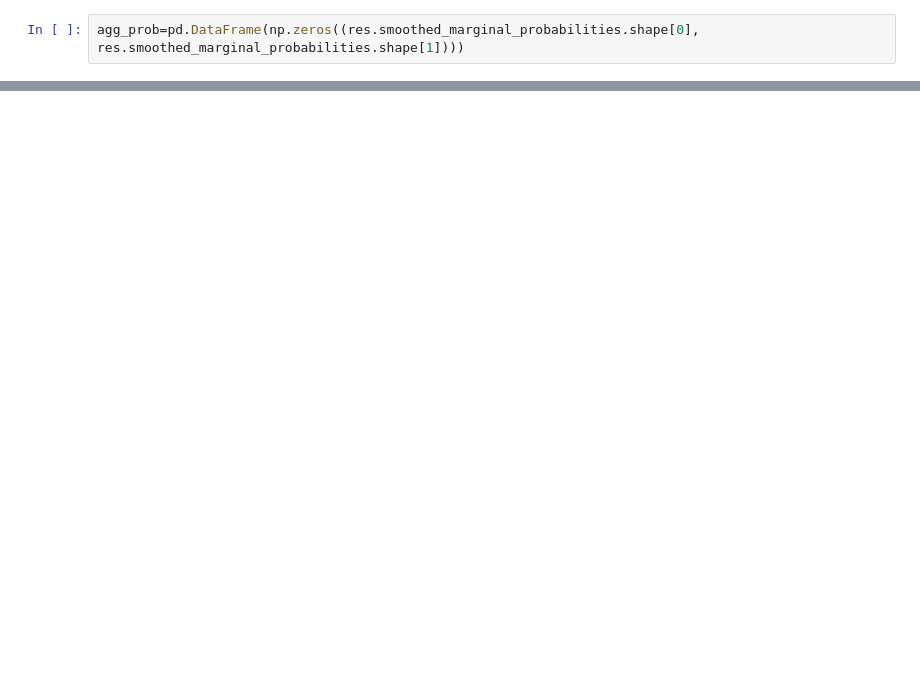
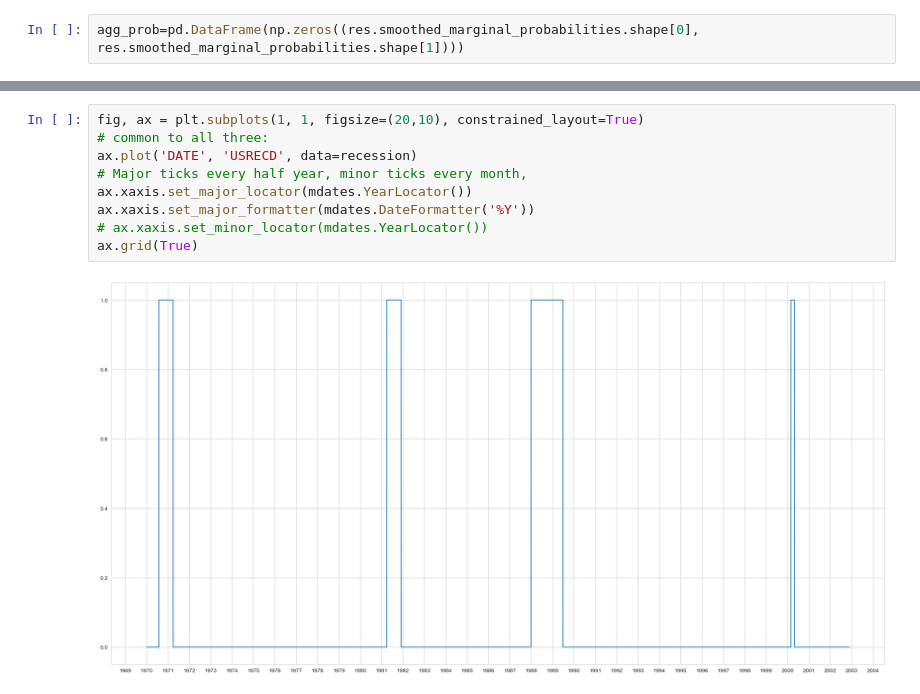
Before and after one commit to TradeMaster-NTU/TradeMaster, a Jupyter notebook: labeling/markov regime switching/S&P500.ipynb, the cells around one changed output, grey strips where cells are left out. Saved outputs shown, nothing was run; the diff lists cells and outputs as text; blank space fills up the shorter version.

```diff
--- a/labeling/markov regime switching/S&P500.ipynb
+++ b/labeling/markov regime switching/S&P500.ipynb
@@ -177,0 +152,11 @@ plt.tight_layout()
+# %%
+fig, ax = plt.subplots(1, 1, figsize=(20,10), constrained_layout=True)
+# common to all three:
+ax.plot('DATE', 'USRECD', data=recession)
+# Major ticks every half year, minor ticks every month,
+ax.xaxis.set_major_locator(mdates.YearLocator())
+ax.xaxis.set_major_formatter(mdates.DateFormatter('%Y'))
+# ax.xaxis.set_minor_locator(mdates.YearLocator())
+ax.grid(True)
+# %% [output]
+[figure, added]
```
Also changed, not shown: parts of 10 cells of this notebook, 2 other files.
